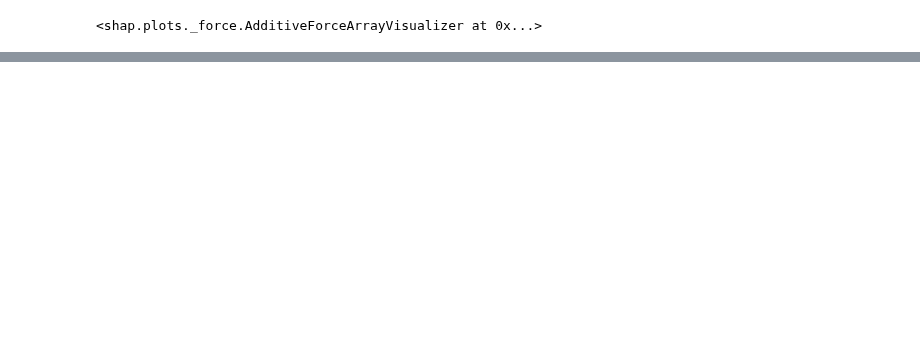
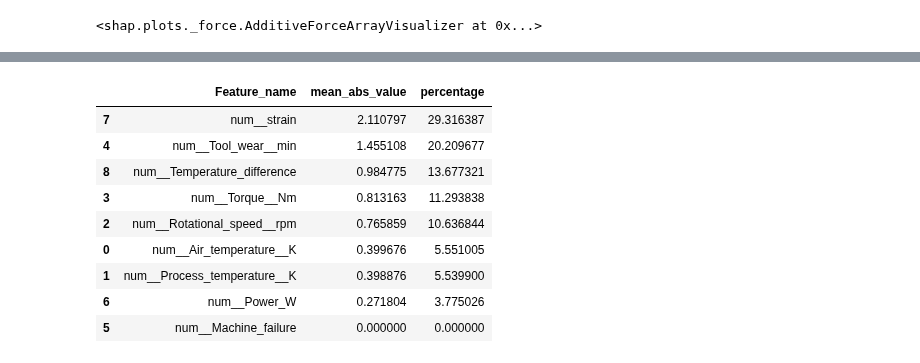
Before and after one commit to abdulrahman0700/Industrial_Predictive_Maintenance_Elevvo_internship, a Jupyter notebook: Notebooks/03_Construct_v2.ipynb, the cells around one changed output, grey strips where cells are left out. Saved outputs shown, nothing was run; the diff lists cells and outputs as text; code cells hidden in the pictures; blank space fills up the shorter version.

```diff
--- a/Notebooks/03_Construct_v2.ipynb
+++ b/Notebooks/03_Construct_v2.ipynb
@@ -290,0 +307,20 @@ shap.summary_plot(shap_values, transformed_X_df)
+# %%
+mean_abs_shap = np.abs(shap_values.values).mean(axis=0)
+persentage = 100 * mean_abs_shap/mean_abs_shap.sum()
+summary_table = pd.DataFrame({
+    "Feature_name":shap_values.feature_names,
+    "mean_abs_value":mean_abs_shap,
+    "percentage":persentage
+}).sort_values('percentage', ascending=False)
+summary_table
+# %% [output]
+|  | Feature_name | mean_abs_value | percentage |
+| 7 | num__strain | 2.110797 | 29.316387 |
+| 4 | num__Tool_wear__min | 1.455108 | 20.209677 |
+| 8 | num__Temperature_difference | 0.984775 | 13.677321 |
+| 3 | num__Torque__Nm | 0.813163 | 11.293838 |
+| 2 | num__Rotational_speed__rpm | 0.765859 | 10.636844 |
+| 0 | num__Air_temperature__K | 0.399676 | 5.551005 |
+| 1 | num__Process_temperature__K | 0.398876 | 5.539900 |
+| 6 | num__Power_W | 0.271804 | 3.775026 |
+| 5 | num__Machine_failure | 0.000000 | 0.000000 |
```
Also changed, not shown: parts of 3 cells of this notebook.
